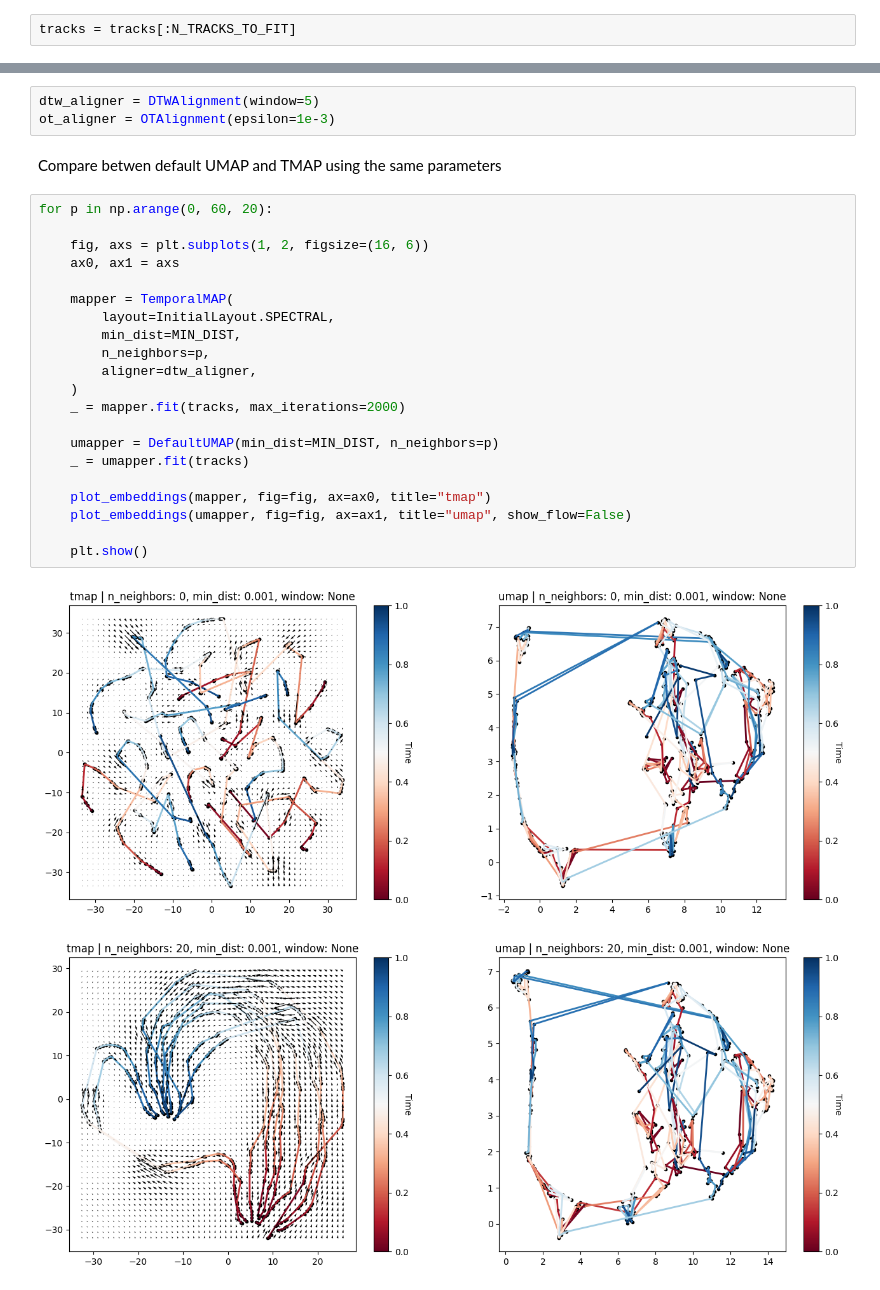
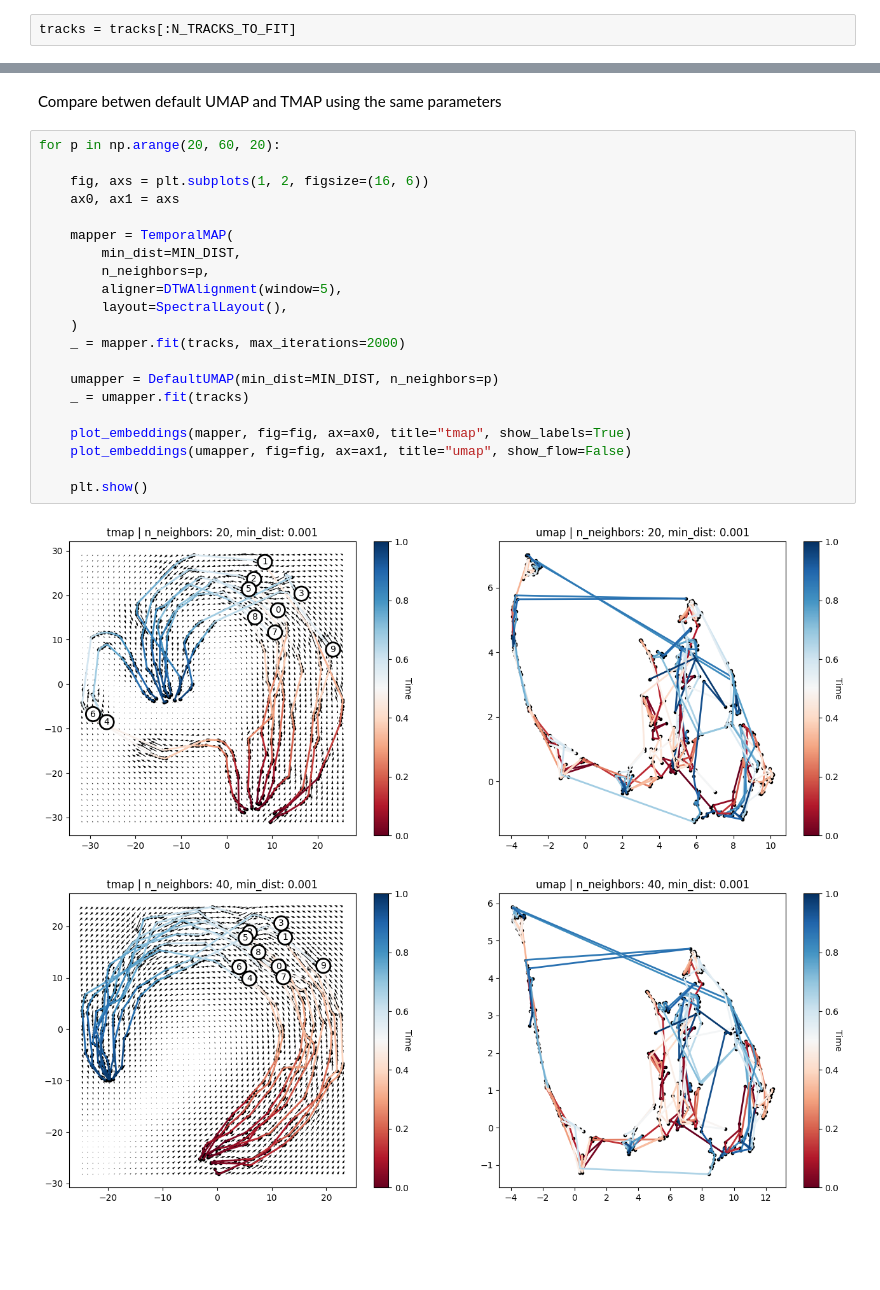
Before and after one commit to quantumjot/tmap, a Jupyter notebook: examples/fit.ipynb, the cells around one changed output, grey strips where cells are left out. Drawn from its saved outputs; the diff is of its cells as text; blank space fills up the shorter version.

```diff
--- a/examples/fit.ipynb
+++ b/examples/fit.ipynb
@@ -31,29 +30,26 @@ Try different aligners
-# %%
-dtw_aligner = DTWAlignment(window=5)
-ot_aligner = OTAlignment(epsilon=1e-3)
 # %% [markdown]
 Compare betwen default UMAP and TMAP using the same parameters
 # %%
-for p in np.arange(0, 60, 20):
+for p in np.arange(20, 60, 20):
 
     fig, axs = plt.subplots(1, 2, figsize=(16, 6))
     ax0, ax1 = axs
 
     mapper = TemporalMAP(
-        layout=InitialLayout.SPECTRAL,
         min_dist=MIN_DIST,
         n_neighbors=p,
-        aligner=dtw_aligner,
+        aligner=DTWAlignment(window=5),
+        layout=SpectralLayout(),
     )
     _ = mapper.fit(tracks, max_iterations=2000)
 
     umapper = DefaultUMAP(min_dist=MIN_DIST, n_neighbors=p)
     _ = umapper.fit(tracks)
 
-    plot_embeddings(mapper, fig=fig, ax=ax0, title="tmap")
+    plot_embeddings(mapper, fig=fig, ax=ax0, title="tmap", show_labels=True)
     plot_embeddings(umapper, fig=fig, ax=ax1, title="umap", show_flow=False)
 
     plt.show()
 # %% [output]
-[figure, old version]
+[figure, new version]
-[figure, old version]
+[figure, new version]
```
Also changed, not shown: parts of 3 cells of this notebook.
